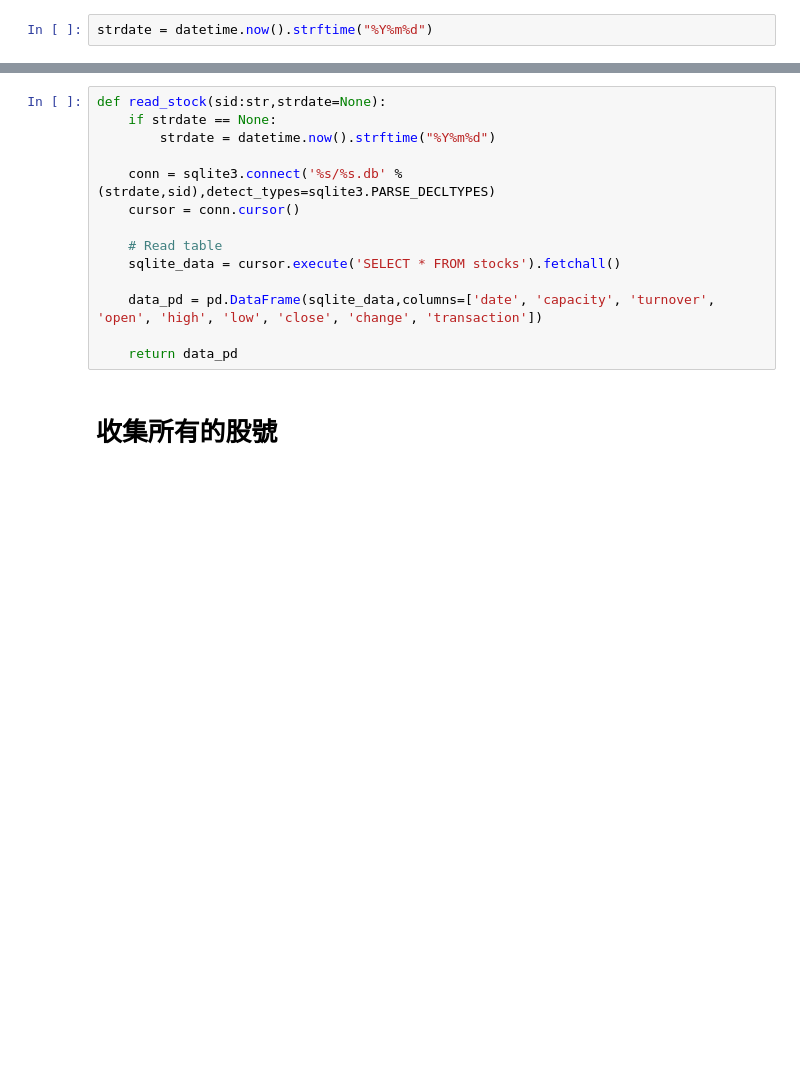
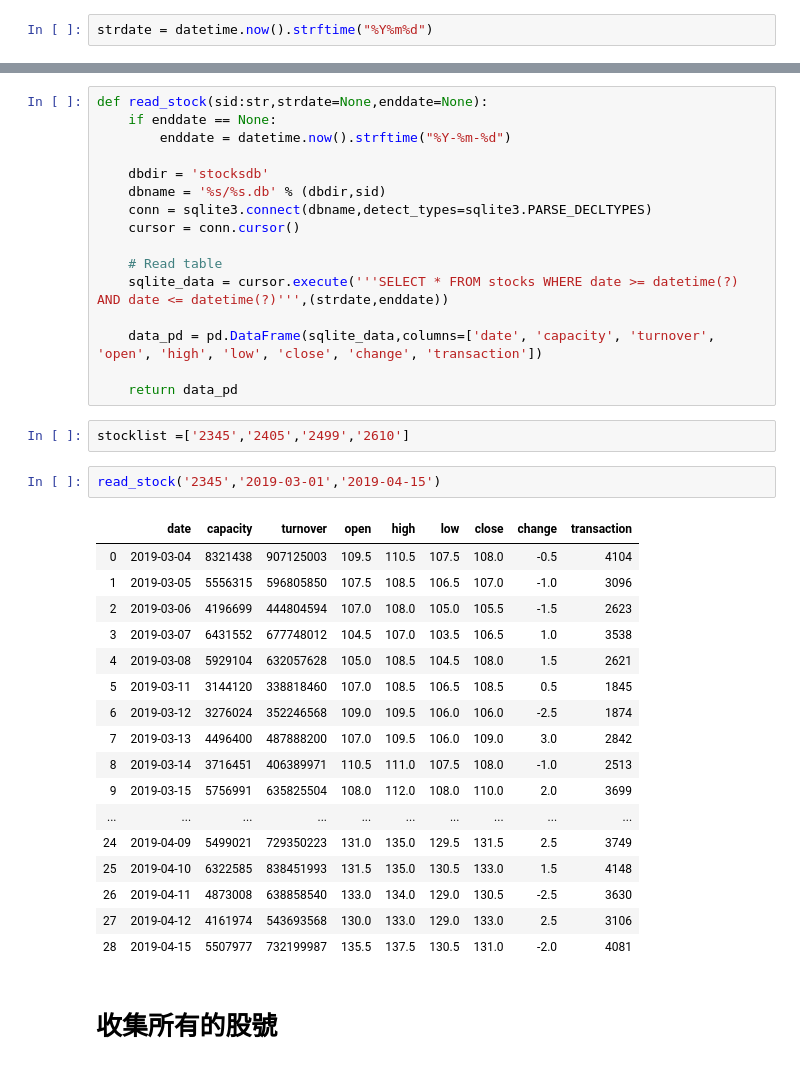
Before and after one commit to DengShunChen/twstock, a Jupyter notebook: StockDB.ipynb, the cells around one changed output, grey strips where cells are left out. Saved outputs shown, nothing was run; the diff lists cells and outputs as text; blank space fills up the shorter version.

```diff
--- a/StockDB.ipynb
+++ b/StockDB.ipynb
@@ -41,19 +46,43 @@ def save_stock(sid:str,strdate=None):
     # Just be sure any changes have been committed or they will be lost.
     conn.close()
 # %%
-def read_stock(sid:str,strdate=None):
-    if strdate == None:
-        strdate = datetime.now().strftime("%Y%m%d")
+def read_stock(sid:str,strdate=None,enddate=None):
+    if enddate == None:
+        enddate = datetime.now().strftime("%Y-%m-%d")
 
-    conn = sqlite3.connect('%s/%s.db' % (strdate,sid),detect_types=sqlite3.PARSE_DECLTYPES)
+    dbdir = 'stocksdb'
+    dbname = '%s/%s.db' % (dbdir,sid)
+    conn = sqlite3.connect(dbname,detect_types=sqlite3.PARSE_DECLTYPES)
     cursor = conn.cursor()
 
     # Read table
-    sqlite_data = cursor.execute('SELECT * FROM stocks').fetchall()
+    sqlite_data = cursor.execute('''SELECT * FROM stocks WHERE date >= datetime(?) AND date <= datetime(?)''',(strdate,enddate))
 
     data_pd = pd.DataFrame(sqlite_data,columns=['date', 'capacity', 'turnover', 'open', 'high', 'low', 'close', 'change', 'transaction'])
 
     return data_pd
+# %%
+stocklist =['2345','2405','2499','2610']
+# %%
+read_stock('2345','2019-03-01','2019-04-15')
+# %% [output]
+|  | date | capacity | turnover | open | high | low | close | change | transaction |
+| 0 | 2019-03-04 | 8321438 | 907125003 | 109.5 | 110.5 | 107.5 | 108.0 | -0.5 | 4104 |
+| 1 | 2019-03-05 | 5556315 | 596805850 | 107.5 | 108.5 | 106.5 | 107.0 | -1.0 | 3096 |
+| 2 | 2019-03-06 | 4196699 | 444804594 | 107.0 | 108.0 | 105.0 | 105.5 | -1.5 | 2623 |
+| 3 | 2019-03-07 | 6431552 | 677748012 | 104.5 | 107.0 | 103.5 | 106.5 | 1.0 | 3538 |
+| 4 | 2019-03-08 | 5929104 | 632057628 | 105.0 | 108.5 | 104.5 | 108.0 | 1.5 | 2621 |
+| 5 | 2019-03-11 | 3144120 | 338818460 | 107.0 | 108.5 | 106.5 | 108.5 | 0.5 | 1845 |
+| 6 | 2019-03-12 | 3276024 | 352246568 | 109.0 | 109.5 | 106.0 | 106.0 | -2.5 | 1874 |
+| 7 | 2019-03-13 | 4496400 | 487888200 | 107.0 | 109.5 | 106.0 | 109.0 | 3.0 | 2842 |
+| 8 | 2019-03-14 | 3716451 | 406389971 | 110.5 | 111.0 | 107.5 | 108.0 | -1.0 | 2513 |
+| 9 | 2019-03-15 | 5756991 | 635825504 | 108.0 | 112.0 | 108.0 | 110.0 | 2.0 | 3699 |
+| ... | ... | ... | ... | ... | ... | ... | ... | ... | ... |
+| 24 | 2019-04-09 | 5499021 | 729350223 | 131.0 | 135.0 | 129.5 | 131.5 | 2.5 | 3749 |
+| 25 | 2019-04-10 | 6322585 | 838451993 | 131.5 | 135.0 | 130.5 | 133.0 | 1.5 | 4148 |
+| 26 | 2019-04-11 | 4873008 | 638858540 | 133.0 | 134.0 | 129.0 | 130.5 | -2.5 | 3630 |
+| 27 | 2019-04-12 | 4161974 | 543693568 | 130.0 | 133.0 | 129.0 | 133.0 | 2.5 | 3106 |
+| 28 | 2019-04-15 | 5507977 | 732199987 | 135.5 | 137.5 | 130.5 | 131.0 | -2.0 | 4081 |
 # %% [markdown]
 # 收集所有的股號
 # %%
```
Also changed, not shown: parts of 1 cell of this notebook, 5 other files.
